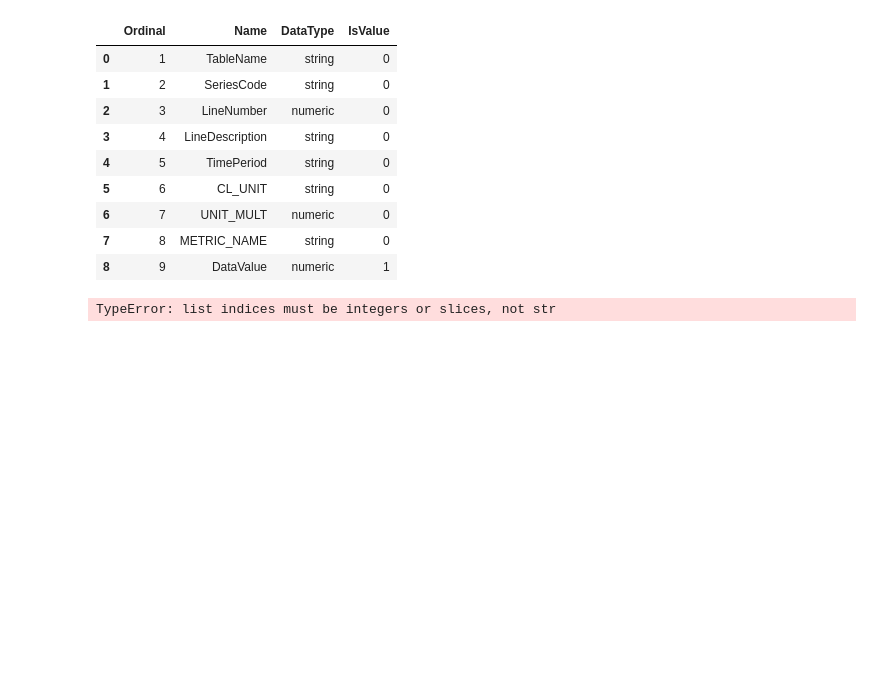
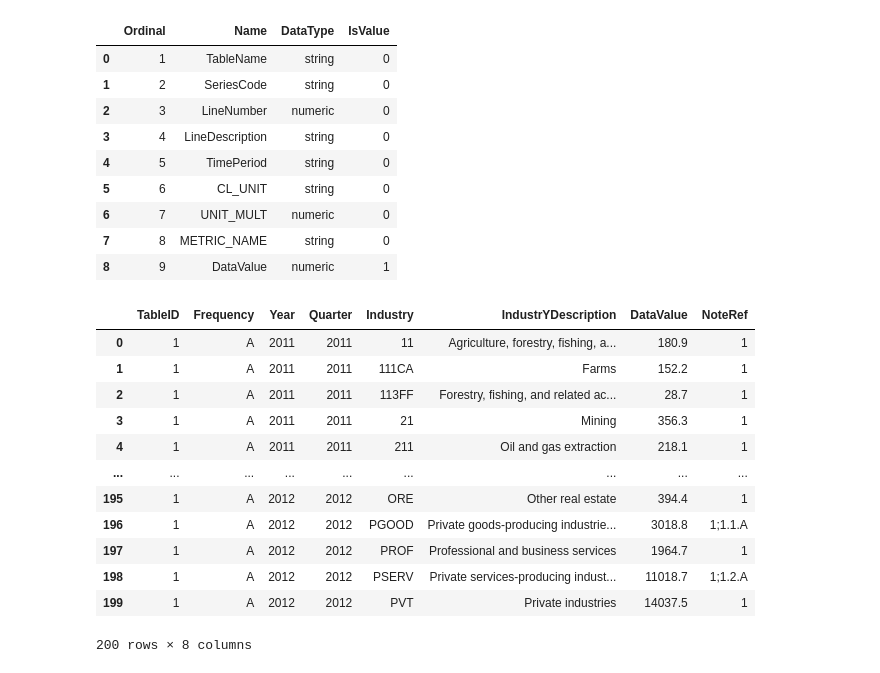
Before and after one commit to Jamals211/Realtors_Need_Closure, a Jupyter notebook: BEA.ipynb, the cells around one changed output. Drawn from its saved outputs; the diff is of its cells as text; code cells hidden in the pictures; blank space fills up the shorter version.

```diff
--- a/BEA.ipynb
+++ b/BEA.ipynb
@@ -390,12 +306,24 @@ Income_df
 # %%
 # GDP By Industry
 url=f'https://apps.bea.gov/api/data/?&UserID={key}&method=GetData&DataSetName=GDPbyIndustry&Year=2012,2011&Industry=ALL&tableID=1&Frequency=A&ResultFormat=JSON'
 # url='https://apps.bea.gov/api/data/?&UserID=877C205C-C78D-4A39-8C4E-E36B818F3C33&method=GetData&DataSetName=GDPbyIndustry&Year=2012,2011&Industry=ALL&tableID=1&Frequency=A&ResultFormat=JSON'
 r=requests.get(url)
 d=json.loads(r.text)
-GDP_Product=[item for item in d['BEAAPI']['Results']['Data']]
+GDP_Product=[item for item in d['BEAAPI']['Results'][0]['Data']]
 GDP_Product_df=pd.DataFrame(GDP_Product)
 GDP_Product_df
 # %% [output]
+|  | TableID | Frequency | Year | Quarter | Industry | IndustrYDescription | DataValue | NoteRef |
+| 0 | 1 | A | 2011 | 2011 | 11 | Agriculture, forestry, fishing, a... | 180.9 | 1 |
+| 1 | 1 | A | 2011 | 2011 | 111CA | Farms | 152.2 | 1 |
+| 2 | 1 | A | 2011 | 2011 | 113FF | Forestry, fishing, and related ac... | 28.7 | 1 |
+| 3 | 1 | A | 2011 | 2011 | 21 | Mining | 356.3 | 1 |
+| 4 | 1 | A | 2011 | 2011 | 211 | Oil and gas extraction | 218.1 | 1 |
+| ... | ... | ... | ... | ... | ... | ... | ... | ... |
+| 195 | 1 | A | 2012 | 2012 | ORE | Other real estate | 394.4 | 1 |
+| 196 | 1 | A | 2012 | 2012 | PGOOD | Private goods-producing industrie... | 3018.8 | 1;1.1.A |
+| 197 | 1 | A | 2012 | 2012 | PROF | Professional and business services | 1964.7 | 1 |
+| 198 | 1 | A | 2012 | 2012 | PSERV | Private services-producing indust... | 11018.7 | 1;1.2.A |
+| 199 | 1 | A | 2012 | 2012 | PVT | Private industries | 14037.5 | 1 |
-TypeError: list indices must be integers or slices, not str
+200 rows × 8 columns
 # %%
```
Also changed, not shown: parts of 24 cells of this notebook, 2 other files.
